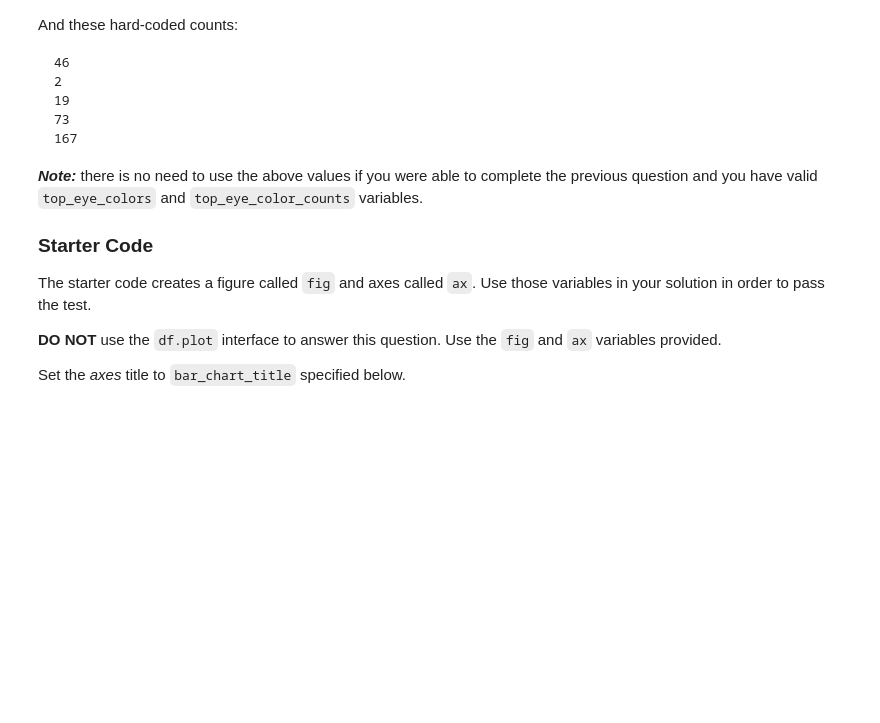
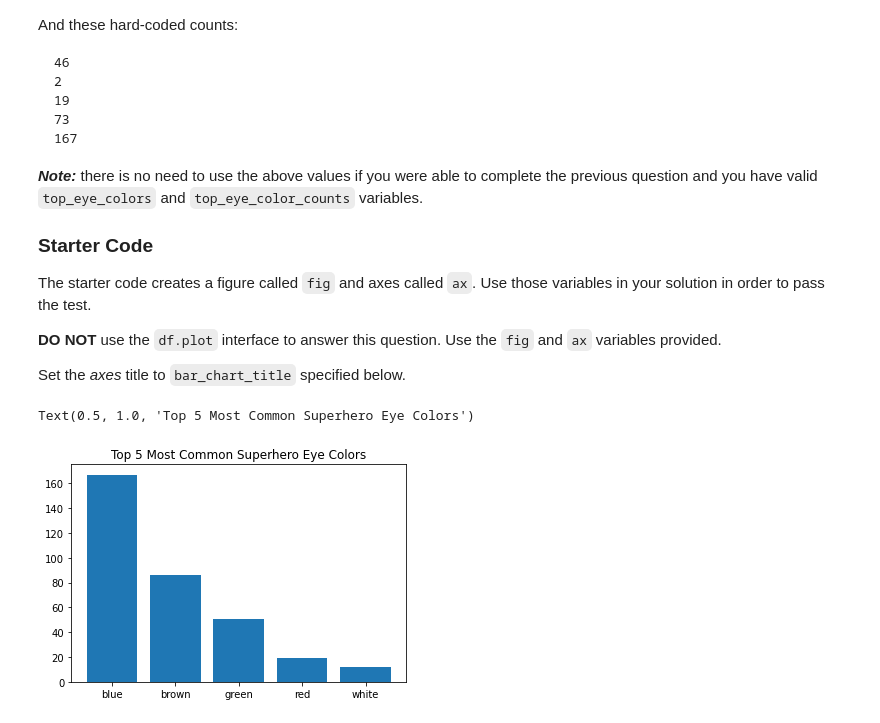
Before and after one commit to alvarodriguez95/DS-Live-022023, a Jupyter notebook: Phase1/Assessments/Data_Cleaning_Pandas_Checkpoint/index.ipynb, the cells around one changed output. Cells and saved outputs as stored; diff of their text form; code cells hidden in the pictures; blank space fills up the shorter version.

```diff
--- a/Phase1/Assessments/Data_Cleaning_Pandas_Checkpoint/index.ipynb
+++ b/Phase1/Assessments/Data_Cleaning_Pandas_Checkpoint/index.ipynb
@@ -111,0 +143,6 @@ When you are finished with this question, `df` should still have 3 columns, but
+# %%
+# Can do either df.loc or df[df[]]
+
+df = df.loc[df['Alignment'] == "good"]
+
+df
@@ -155,3 +206,9 @@ memory usage: 15.5+ KB
 Modify `df` so that it only contains rows where `Eye color` is not missing (i.e. is not NaN).
 
 Again, when you are finished with this question, `df` should still have 3 columns, but fewer rows again.
+# %%
+#can do either df.dropna(subset[]) or df[df[].notna()]
+
+df = df.dropna(subset=['Eye color'])
+
+df
@@ -187,3 +258,5 @@ Create a variable `top_eye_colors` that represents the top 5 most common eye col
 `top_eye_colors` should be a list of strings, ordered from the most common to the 5th most common. `top_eye_color_counts` should be a list of integers, ordered from the highest count to the 5th highest.
 
 ***Hint:*** If you have a list-like data structure (e.g. a pandas series or NumPy array), you can easily convert it to a Python list using `list()`.
+# %%
+top_5 = df['Eye color'].value_counts()[:5]
@@ -191,8 +281,8 @@ Create a variable `top_eye_colors` that represents the top 5 most common eye col
 # CodeGrade step4
 # Replace None with appropriate code
 
-top_eye_colors = df['Eye color'].value_counts()
-top_eye_color_counts = top_eye_colors[:5]
+top_eye_colors = list(top_5.index)
+top_eye_color_counts = list(top_5)
 
 print("Colors:", top_eye_colors)
 print("Counts:", top_eye_color_counts)
@@ -277,11 +348,16 @@ Set the *axes* title to `bar_chart_title` specified below.
 # %%
 # CodeGrade step5
 
 bar_chart_title = "Top 5 Most Common Superhero Eye Colors"
 
 fig, ax = plt.subplots()
 
 # Your code here
+ax.bar(x=top_eye_colors, height=top_eye_color_counts)
+ax.set_title(bar_chart_title)
+# %% [output]
+Text(0.5, 1.0, 'Top 5 Most Common Superhero Eye Colors')
+[figure, added]
 # %%
 # The axis should contain 5 bars
 assert len(ax.containers[0]) == 5
```
Also changed, not shown: parts of 10 cells of this notebook, 2 other files.
